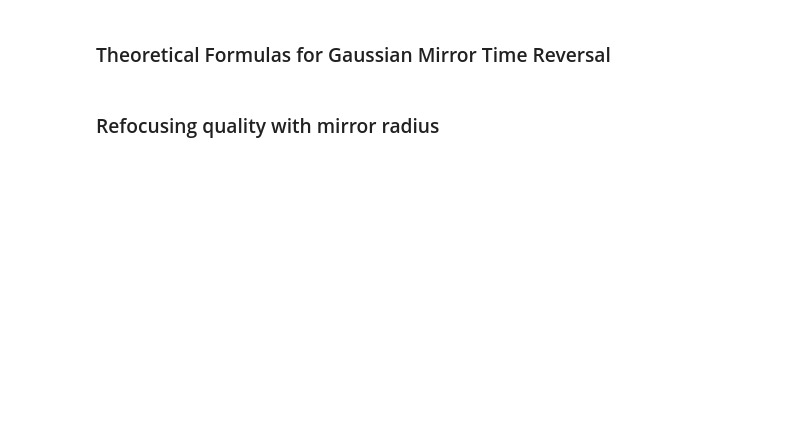
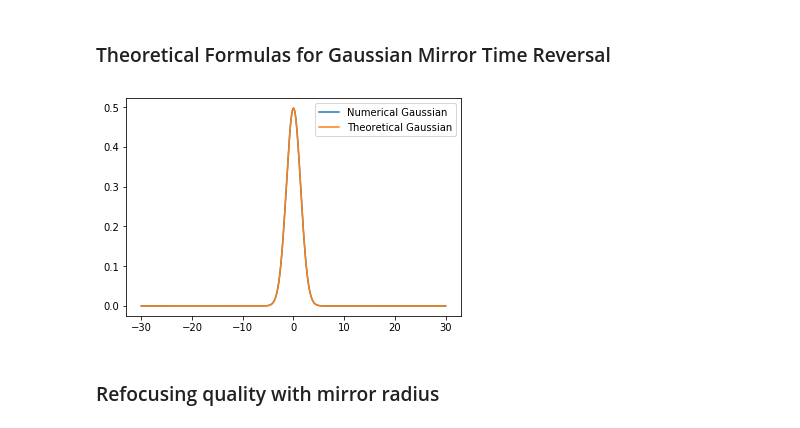
Before and after one commit to ClementLalanne/projet-garnier, a Jupyter notebook: Experiments.ipynb, the cells around one changed output. Saved outputs shown, nothing was run; the diff lists cells and outputs as text; code cells hidden in the pictures; blank space fills up the shorter version.

```diff
--- a/Experiments.ipynb
+++ b/Experiments.ipynb
@@ -189,9 +200,12 @@ def theory_gaussian_Phitr(rM, k):
     rtr = theory_rtr(rM, k)
     return 1/atr * np.exp(-(points/rtr)**2)
 # %%
-plt.plot(points, np.absolute(Phi_tr_gaussian)**2, label='Numerical')
-plt.plot(points, np.absolute(theory_gaussian_Phitr(rM, k))**2, label='Theory')
+plt.plot(points, np.absolute(Phi_tr_gaussian)**2, label='Numerical Gaussian')
+plt.plot(points, np.absolute(theory_gaussian_Phitr(rM, k))**2, label='Theoretical Gaussian')
+plt.legend()
 plt.show()
+# %% [output]
+[figure, added]
 # %% [markdown]
 ### Refocusing quality with mirror radius
 # %%
```
Also changed, not shown: parts of 14 cells of this notebook.
